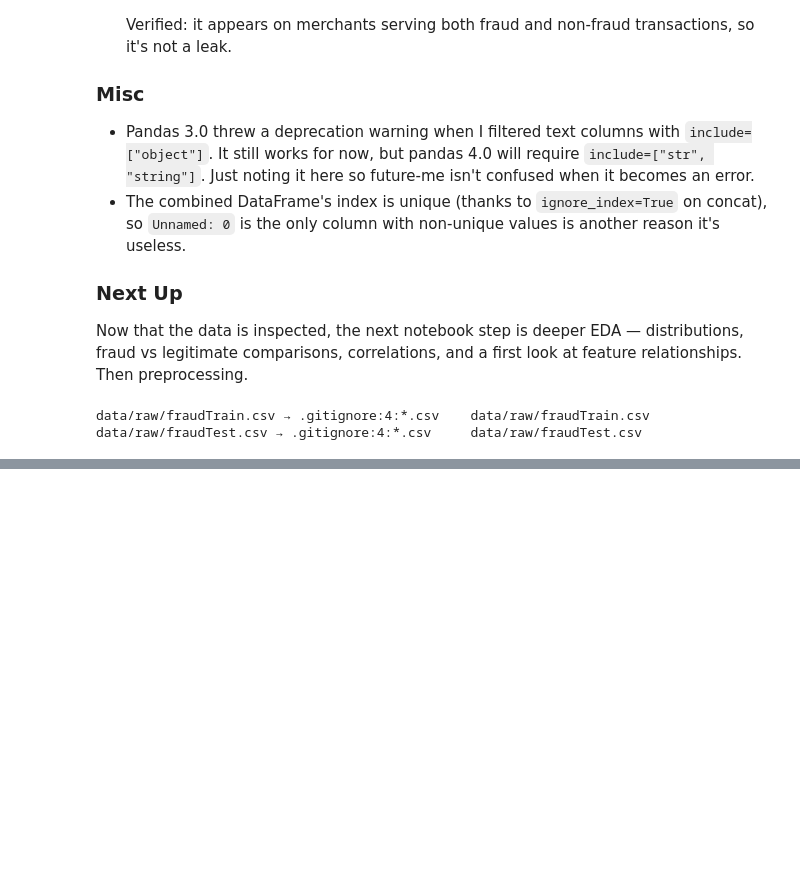
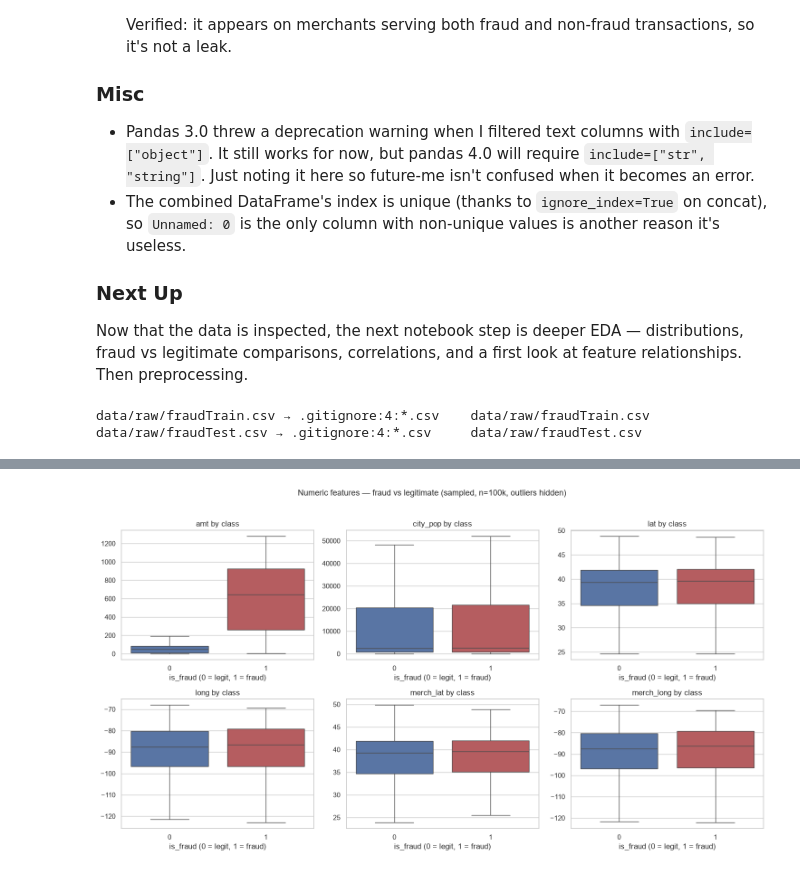
Before and after one commit to Fan000n/fraud-detection-ml, a Jupyter notebook: notebooks/01_eda.ipynb, the cells around one changed output, grey strips where cells are left out. Drawn from its saved outputs; the diff is of its cells as text; code cells hidden in the pictures; blank space fills up the shorter version.

```diff
--- a/notebooks/01_eda.ipynb
+++ b/notebooks/01_eda.ipynb
@@ -242,0 +299,26 @@ data/raw/fraudTest.csv → .gitignore:4:*.csv     data/raw/fraudTest.csv
+# %%
+fig, axes = plt.subplots(2, 3, figsize=(15, 8))
+axes = axes.flatten()
+
+for i, col in enumerate(numeric_cols):
+    sns.boxplot(
+        data=df_sample, x="is_fraud", y=col, ax=axes[i],
+        hue="is_fraud",
+        palette={0: "#4C72B0", 1: "#C44E52"},
+        legend=False,
+        showfliers=False,
+    )
+    axes[i].set_title(f"{col} by class")
+    axes[i].set_xlabel("is_fraud (0 = legit, 1 = fraud)")
+    axes[i].set_ylabel("")
+
+plt.suptitle("Numeric features — fraud vs legitimate (sampled, n=100k, outliers hidden)", y=1.02, fontsize=13)
+plt.tight_layout()
+plt.show()
+
+# Class-conditional stats for the same features
+stats = df_sample.groupby("is_fraud")[numeric_cols].agg(["mean", "median"]).round(2)
+stats.index = ["Legitimate", "Fraud"]
+stats
+# %% [output]
+[figure, added]
```
Also changed, not shown: parts of 11 cells of this notebook.
